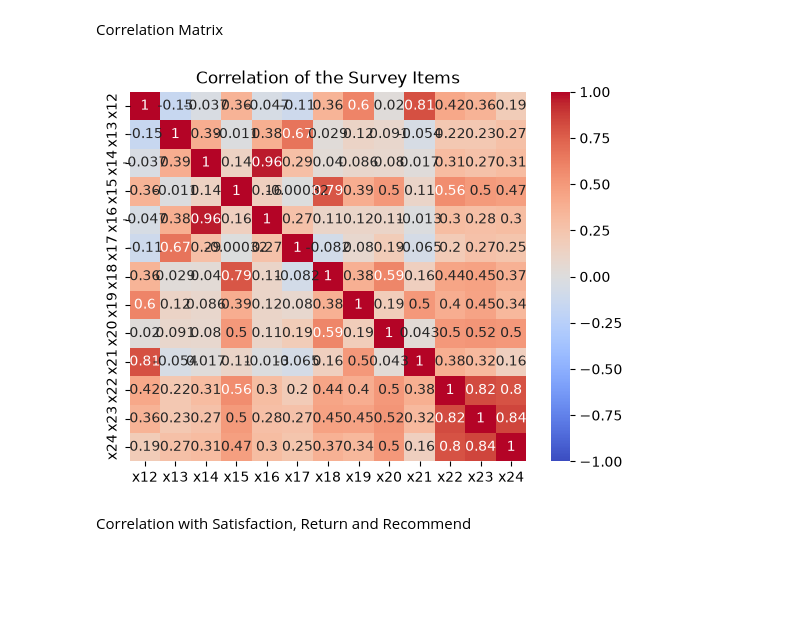
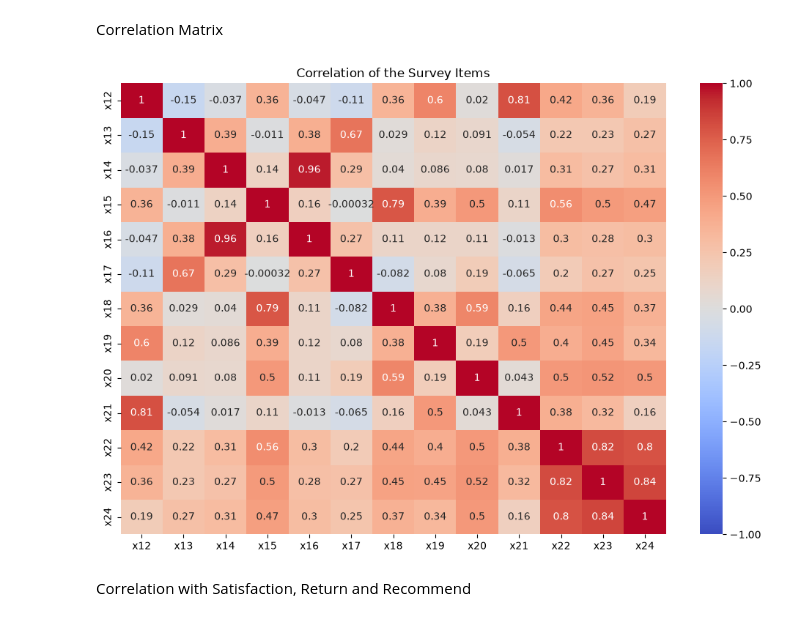
Before and after one commit to Dawngend/School-Works, a Jupyter notebook: Statistical Analysis and Modeling/PAMESA - M2-Technical.ipynb, the cells around one changed output. Cells and saved outputs as stored; diff of their text form; code cells hidden in the pictures; blank space fills up the shorter version.

Commit message:
CS0073 M2: restore figsize on the heatmap
Co-Authored-By: Claude Opus 5.5 <noreply@anthropic.com>

```diff
--- a/Statistical Analysis and Modeling/PAMESA - M2-Technical.ipynb
+++ b/Statistical Analysis and Modeling/PAMESA - M2-Technical.ipynb
@@ -95,11 +95,12 @@ Correlation Matrix
 # %%
 corr = df.drop(columns="id").corr()
 
+plt.figure(figsize=(12, 8))
 sns.heatmap(corr, annot=True, cmap="coolwarm", vmin=-1, vmax=1)
 plt.title("Correlation of the Survey Items")
 plt.show()
 # %% [output]
-[figure, old version]
+[figure, new version]
 # %% [markdown]
 Correlation with Satisfaction, Return and Recommend
 # %%
```
